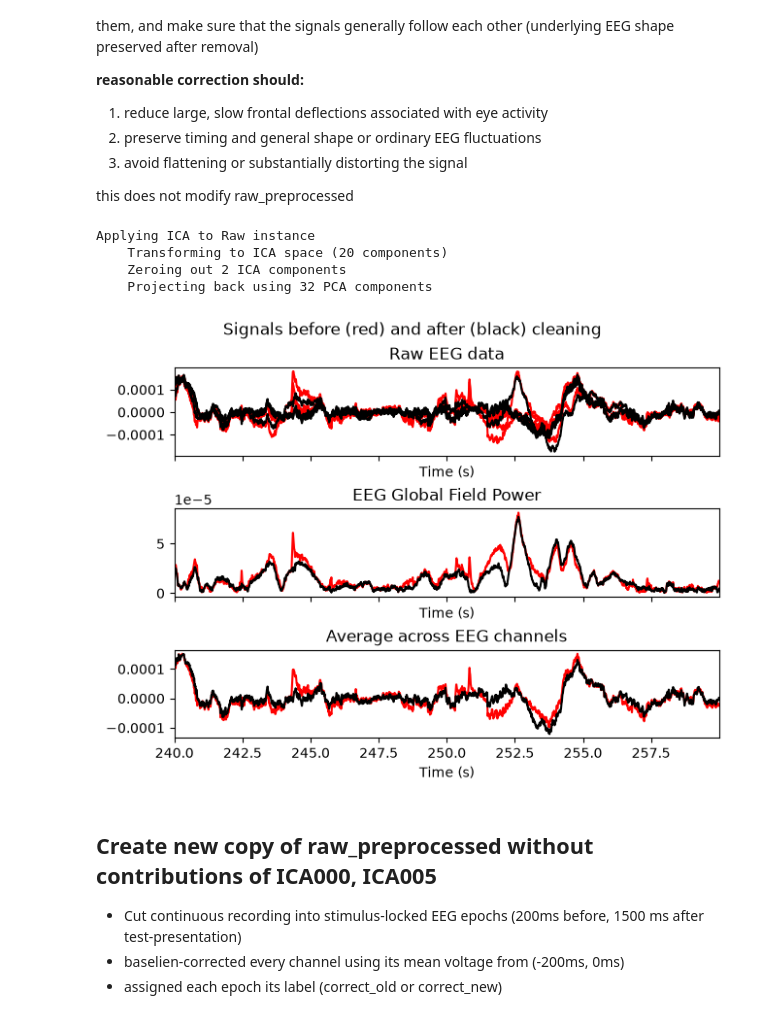
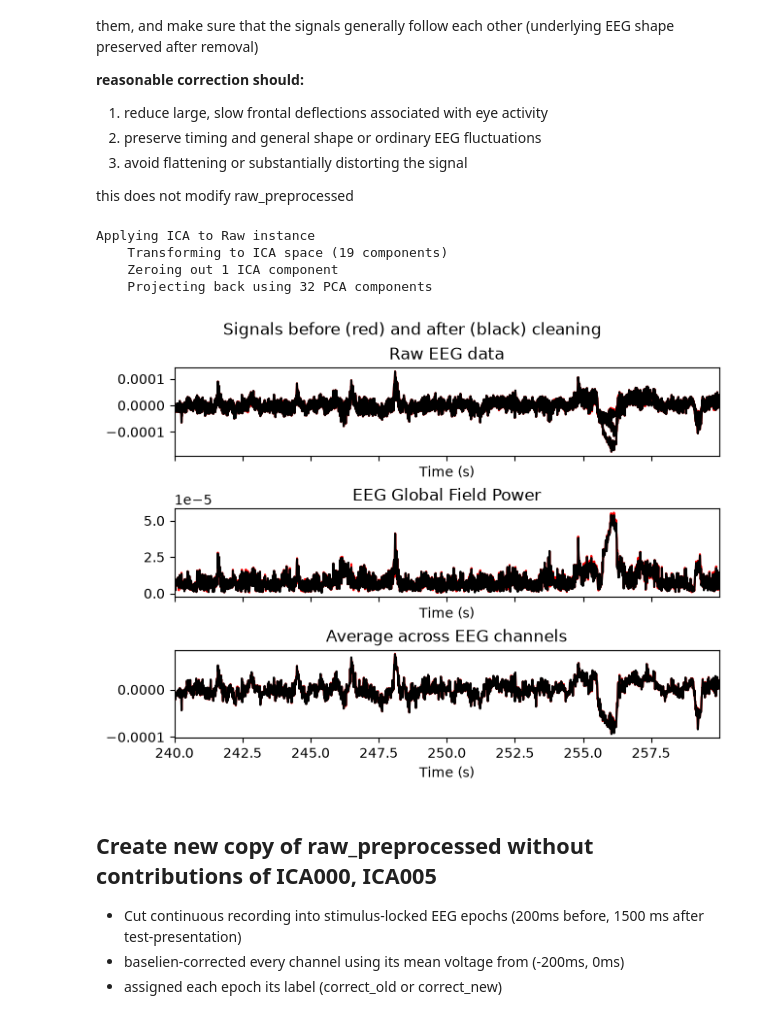
Before and after one commit to reeds06/eeg-analysis-projects, a Jupyter notebook: notebooks/01_preprocess_and_epoch_thapar_3076.ipynb, the cells around one changed output. Saved outputs shown, nothing was run; the diff lists cells and outputs as text; code cells hidden in the pictures.

```diff
--- a/notebooks/01_preprocess_and_epoch_thapar_3076.ipynb
+++ b/notebooks/01_preprocess_and_epoch_thapar_3076.ipynb
@@ -90,7 +90,7 @@ seven_bin.txt
 
 from collections import Counter
 
-subject_file = raw_data_folder / "3076.cnt" #create path pointing to participants recording
+subject_file = raw_data_folder / "3087.cnt" #create path pointing to participants recording
 
 print("File exists:", subject_file.exists())
 print("File path:", subject_file)
@@ -1427,40 +1431,39 @@ this does not modify raw_preprocessed
 # %%
 proposed_eog_components = [
     0,
-    5,
 ]
 
 overlay_figure = ica.plot_overlay(
     raw_preprocessed,
 
     # Temporarily reconstruct the signals without these components
     exclude=proposed_eog_components,
 
     # Inspect the frontal channels most affected by eye movements
     picks=[
         "FP1",
         "FP2",
         "F3",
         "F4",
     ],
 
     start=240.0,
     stop=260.0,
     show=True,
 )
 
 overlay_figure.savefig(
     ica_figures_folder
     / "ocular_correction_overlay.png",
     dpi=300,
     bbox_inches="tight",
 )
 # %% [output]
 Applying ICA to Raw instance
-    Transforming to ICA space (20 components)
-    Zeroing out 2 ICA components
+    Transforming to ICA space (19 components)
+    Zeroing out 1 ICA component
     Projecting back using 32 PCA components
-[figure, old version]
+[figure, new version]
 # %% [markdown]
 ## Create new copy of raw_preprocessed without contributions of ICA000, ICA005
 
```
Also changed, not shown: parts of 23 cells of this notebook, 1 other file.
